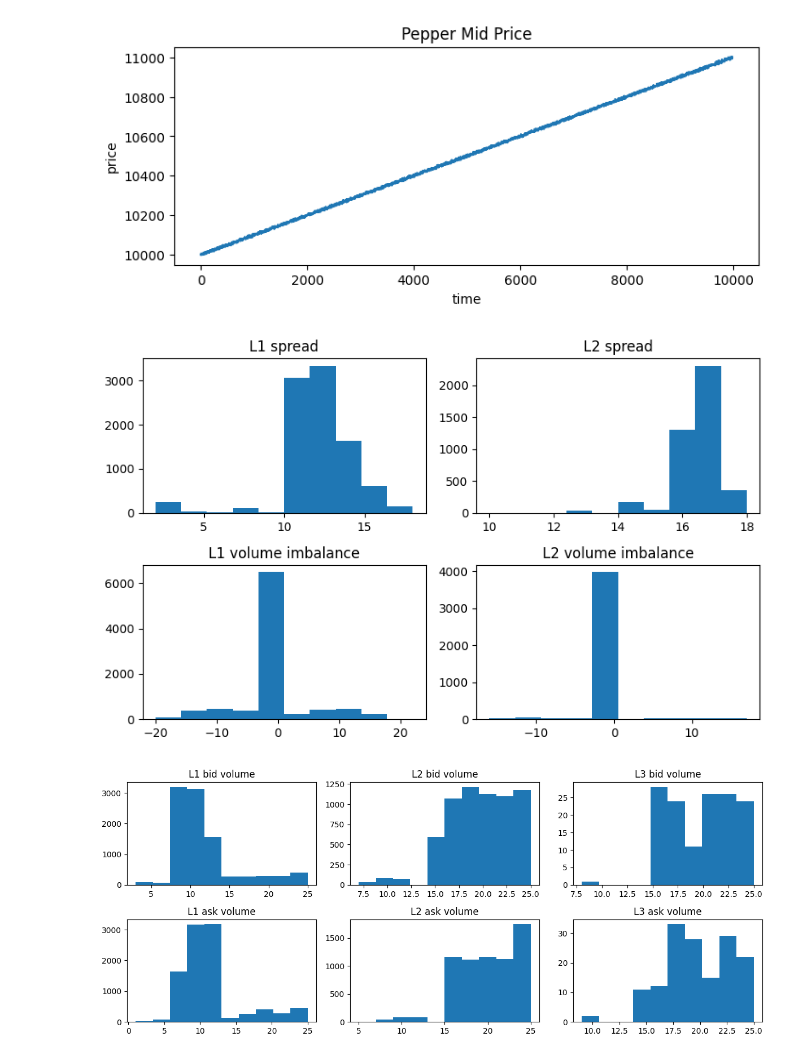
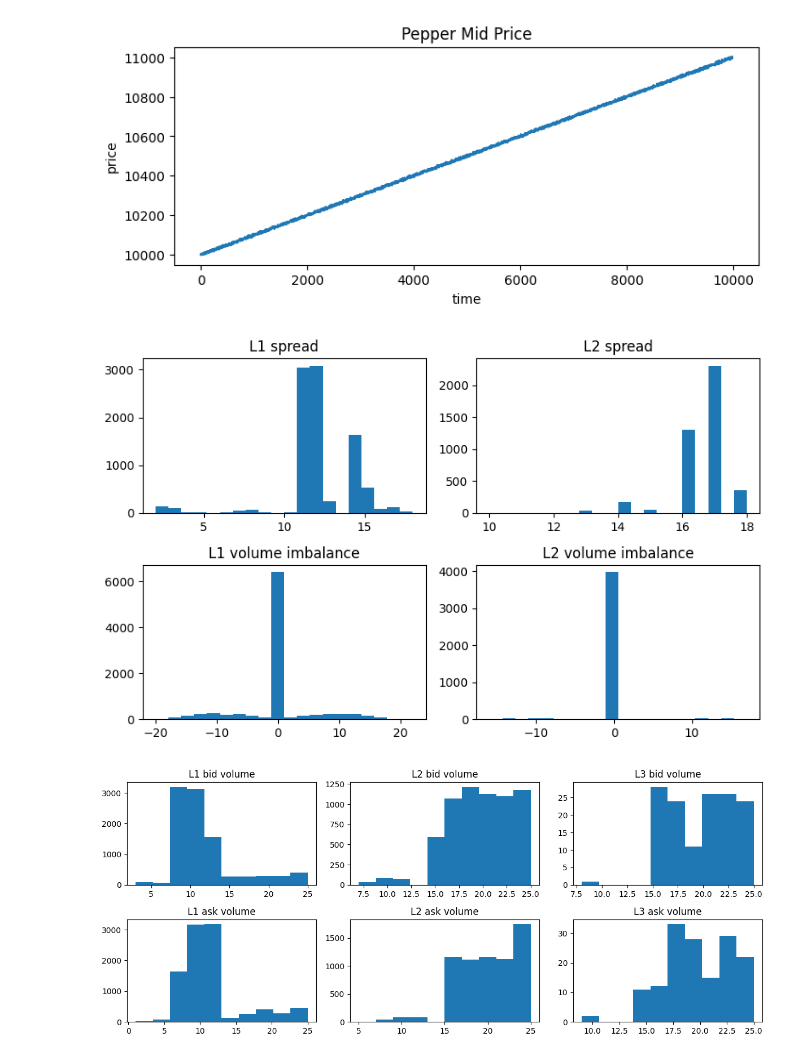
Before and after one commit to aemilani/imc-prosperity-4, a Jupyter notebook: notebooks/round_1.ipynb, the cells around one changed output. Drawn from its saved outputs; the diff is of its cells as text; code cells hidden in the pictures.

```diff
--- a/notebooks/round_1.ipynb
+++ b/notebooks/round_1.ipynb
@@ -117,18 +118,18 @@ plt.show()
 [figure]
 # %%
 fig, ax = plt.subplots(2, 2, figsize=(8, 5))
-ax[0, 0].hist(price_pepper_clean['ask_price_1'] - price_pepper_clean['bid_price_1'])
-ax[0, 1].hist(price_pepper_clean['ask_price_2'] - price_pepper_clean['bid_price_2'])
-ax[1, 0].hist(price_pepper_clean['ask_volume_1'] - price_pepper_clean['bid_volume_1'])
-ax[1, 1].hist(price_pepper_clean['ask_volume_2'] - price_pepper_clean['bid_volume_2'])
+ax[0, 0].hist(price_pepper_clean['ask_price_1'] - price_pepper_clean['bid_price_1'], bins=20)
+ax[0, 1].hist(price_pepper_clean['ask_price_2'] - price_pepper_clean['bid_price_2'], bins=20)
+ax[1, 0].hist(price_pepper_clean['ask_volume_1'] - price_pepper_clean['bid_volume_1'], bins=20)
+ax[1, 1].hist(price_pepper_clean['ask_volume_2'] - price_pepper_clean['bid_volume_2'], bins=20)
 ax[0, 0].set_title('L1 spread')
 ax[0, 1].set_title('L2 spread')
 ax[1, 0].set_title('L1 volume imbalance')
 ax[1, 1].set_title('L2 volume imbalance')
 plt.tight_layout()
 plt.show()
 # %% [output]
-[figure, old version]
+[figure, new version]
 # %%
 fig, ax = plt.subplots(2, 3, figsize=(12, 5))
 ax[0, 0].hist(price_pepper_clean['bid_volume_1'])
```
Also changed, not shown: parts of 20 cells of this notebook, 1 other file.
